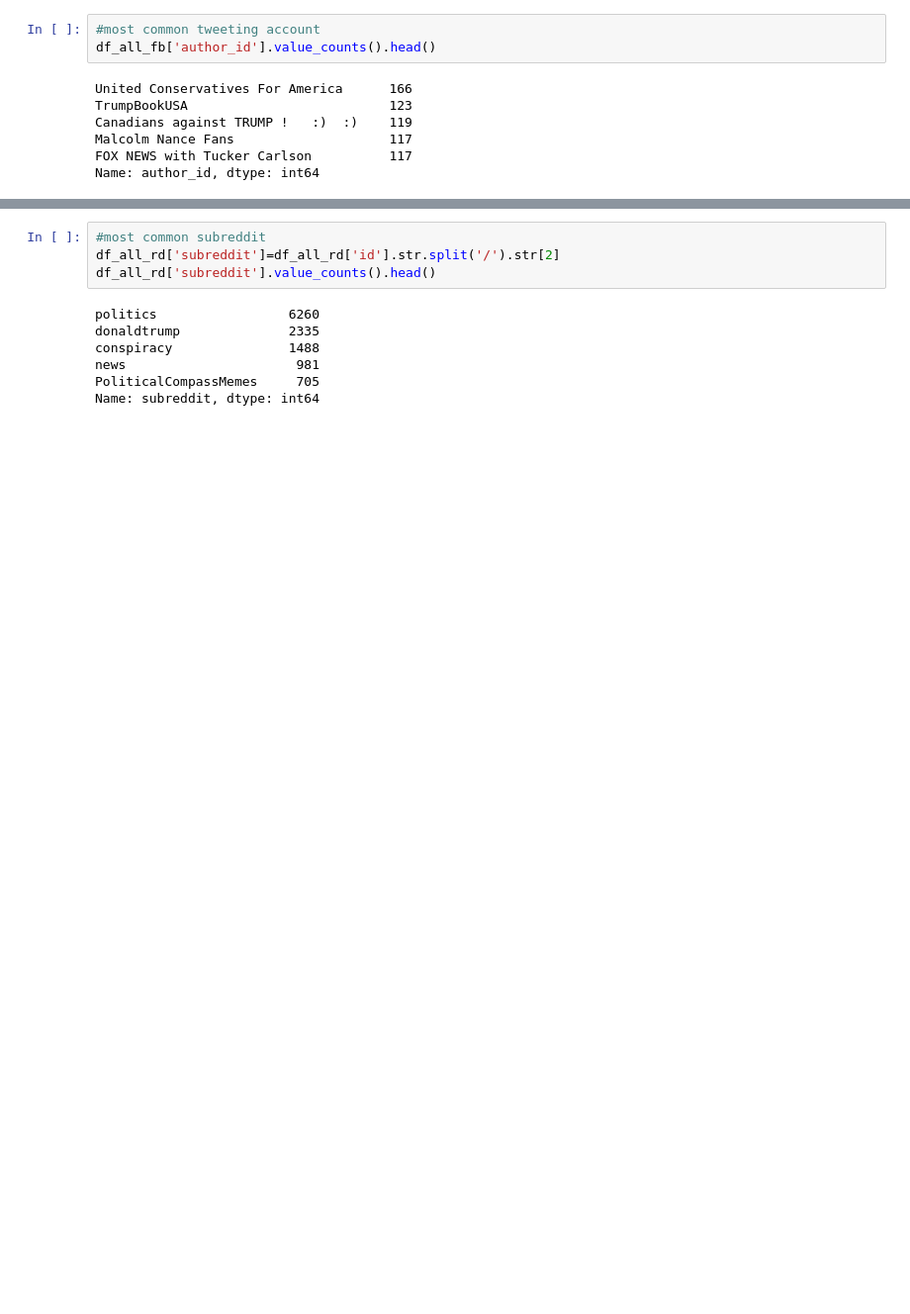
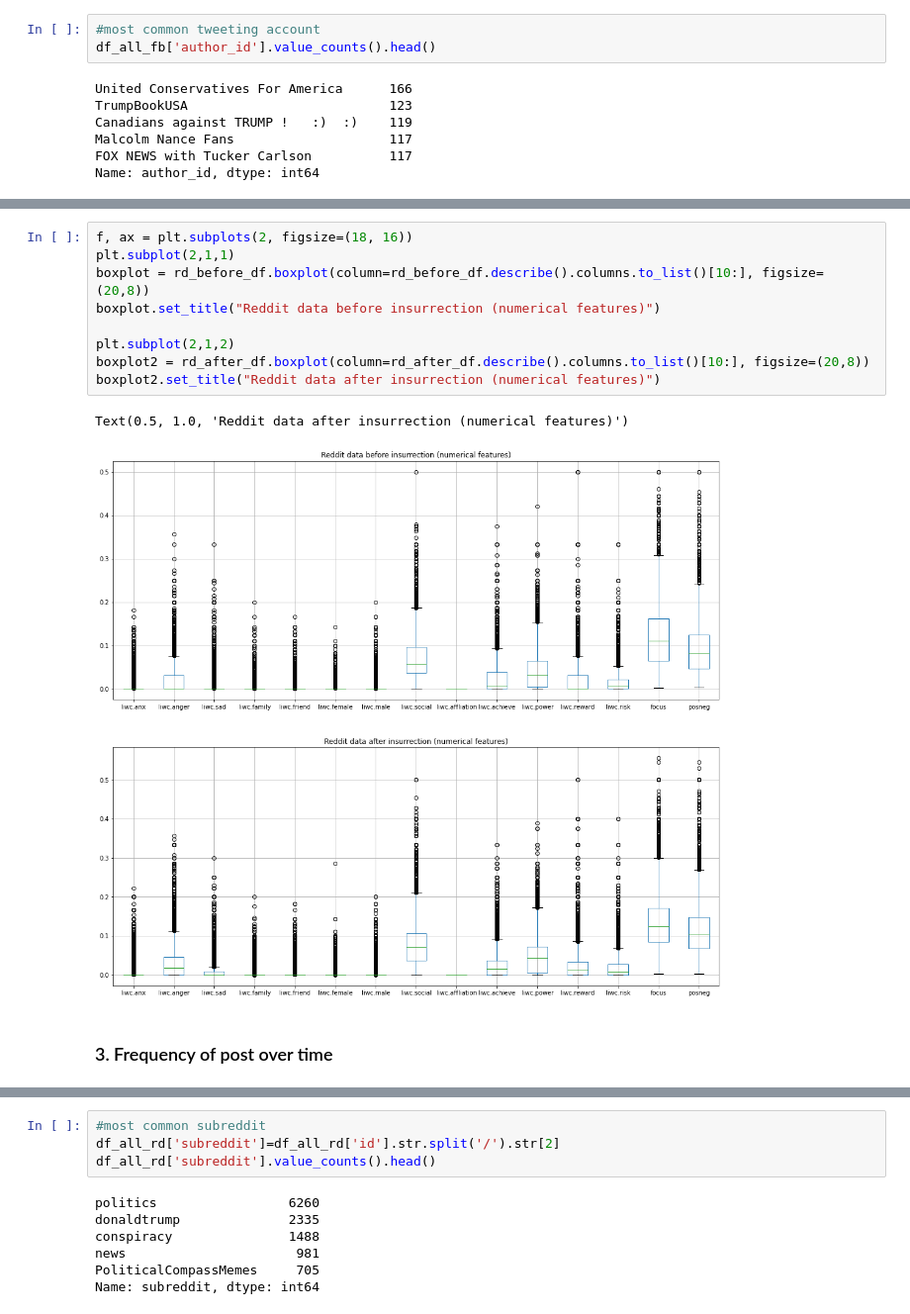
Before and after one commit to 105062125/IDS21-final-project, a Jupyter notebook: insurrection_exploration.ipynb, the cells around one changed output, grey strips where cells are left out. Shown at 99% size. Cells and saved outputs as stored; diff of their text form; blank space fills up the shorter version.

```diff
--- a/insurrection_exploration.ipynb
+++ b/insurrection_exploration.ipynb
@@ -104 +251,15 @@ boxplot_positive = df_all_fb.boxplot(column='liwc.negemo', by='date_column', ret
+# %%
+f, ax = plt.subplots(2, figsize=(18, 16))
+plt.subplot(2,1,1)
+boxplot = rd_before_df.boxplot(column=rd_before_df.describe().columns.to_list()[10:], figsize=(20,8))
+boxplot.set_title("Reddit data before insurrection (numerical features)")
+
+plt.subplot(2,1,2)
+boxplot2 = rd_after_df.boxplot(column=rd_after_df.describe().columns.to_list()[10:], figsize=(20,8))
+boxplot2.set_title("Reddit data after insurrection (numerical features)")
+# %% [output]
+Text(0.5, 1.0, 'Reddit data after insurrection (numerical features)')
+[figure, added]
+# %% [markdown]
+### 3. Frequency of post over time
 # %%
```
Also changed, not shown: parts of 69 cells of this notebook.
